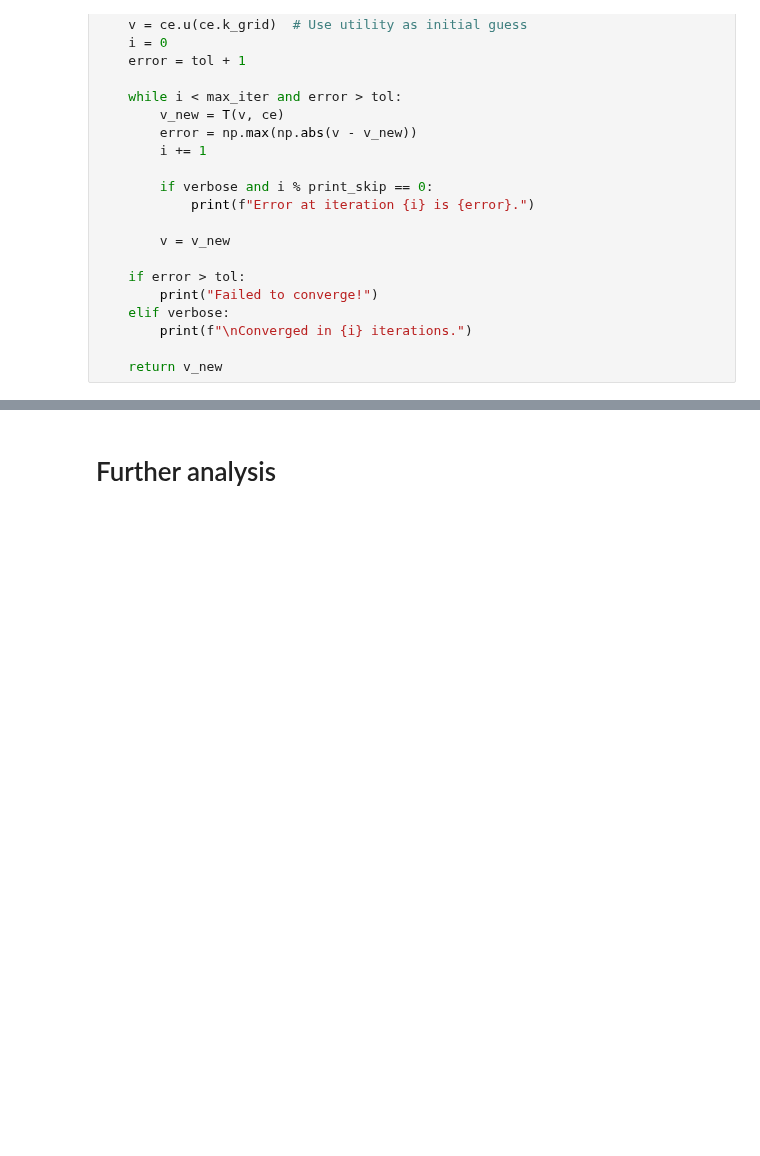
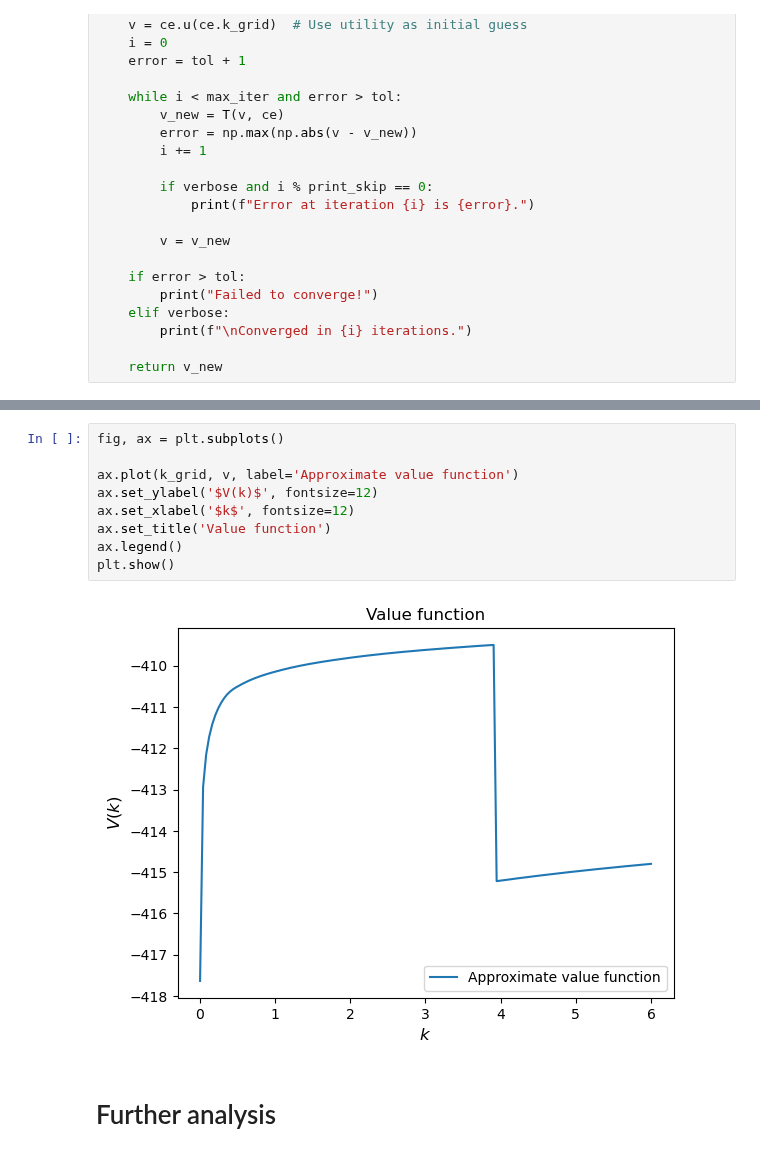
Before and after one commit to NumEconCopenhagen/projects-2024-jacobogmads, a Jupyter notebook: modelproject/modelproject.ipynb, the cells around one changed output, grey strips where cells are left out. Drawn from its saved outputs; the diff is of its cells as text; blank space fills up the shorter version.

```diff
--- a/modelproject/modelproject.ipynb
+++ b/modelproject/modelproject.ipynb
@@ -145,3 +145,14 @@ Converged in 927 iterations.
+# %%
+fig, ax = plt.subplots()
+
+ax.plot(k_grid, v, label='Approximate value function')
+ax.set_ylabel('$V(k)$', fontsize=12)
+ax.set_xlabel('$k$', fontsize=12)
+ax.set_title('Value function')
+ax.legend()
+plt.show()
+# %% [output]
+[figure, added]
 # %% [markdown]
 # Further analysis
 # %% [markdown]
```
Also changed, not shown: parts of 2 cells of this notebook, 1 other file.
